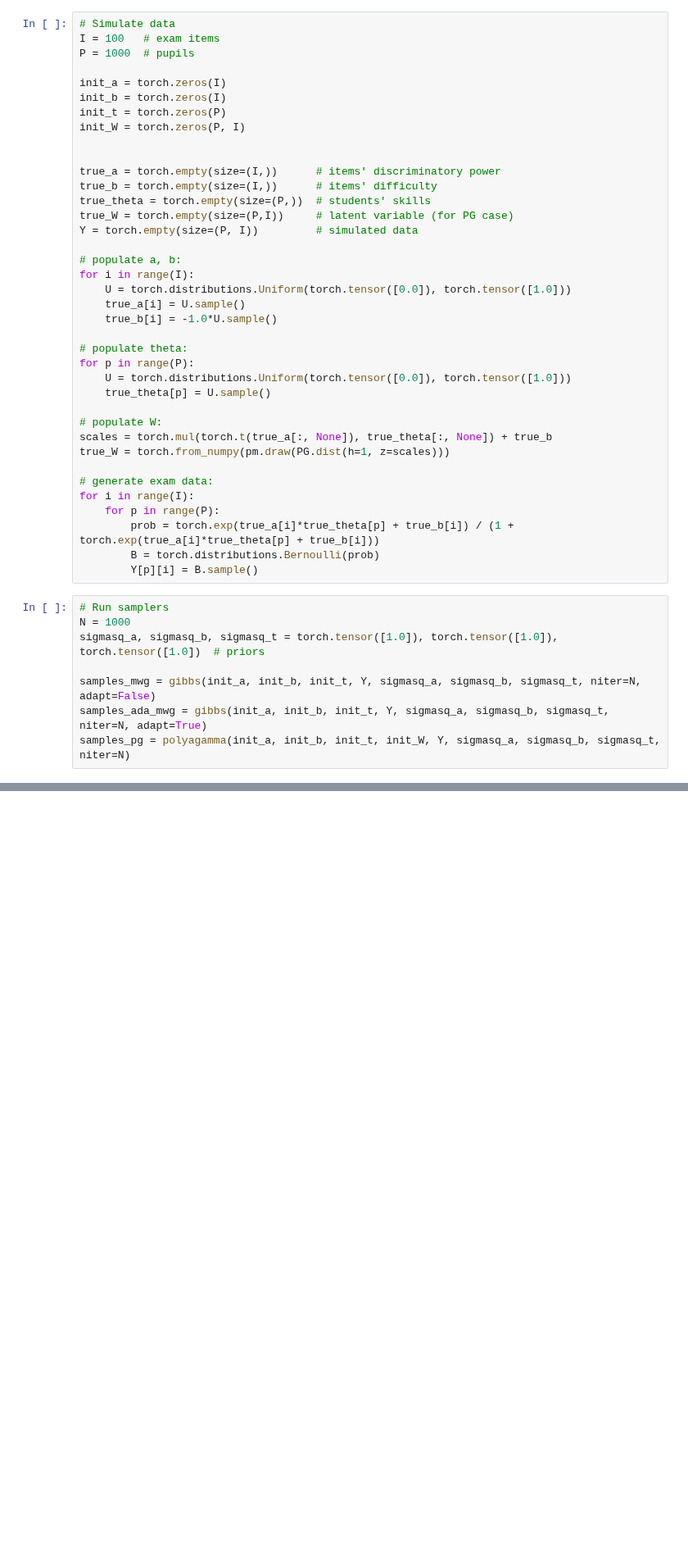
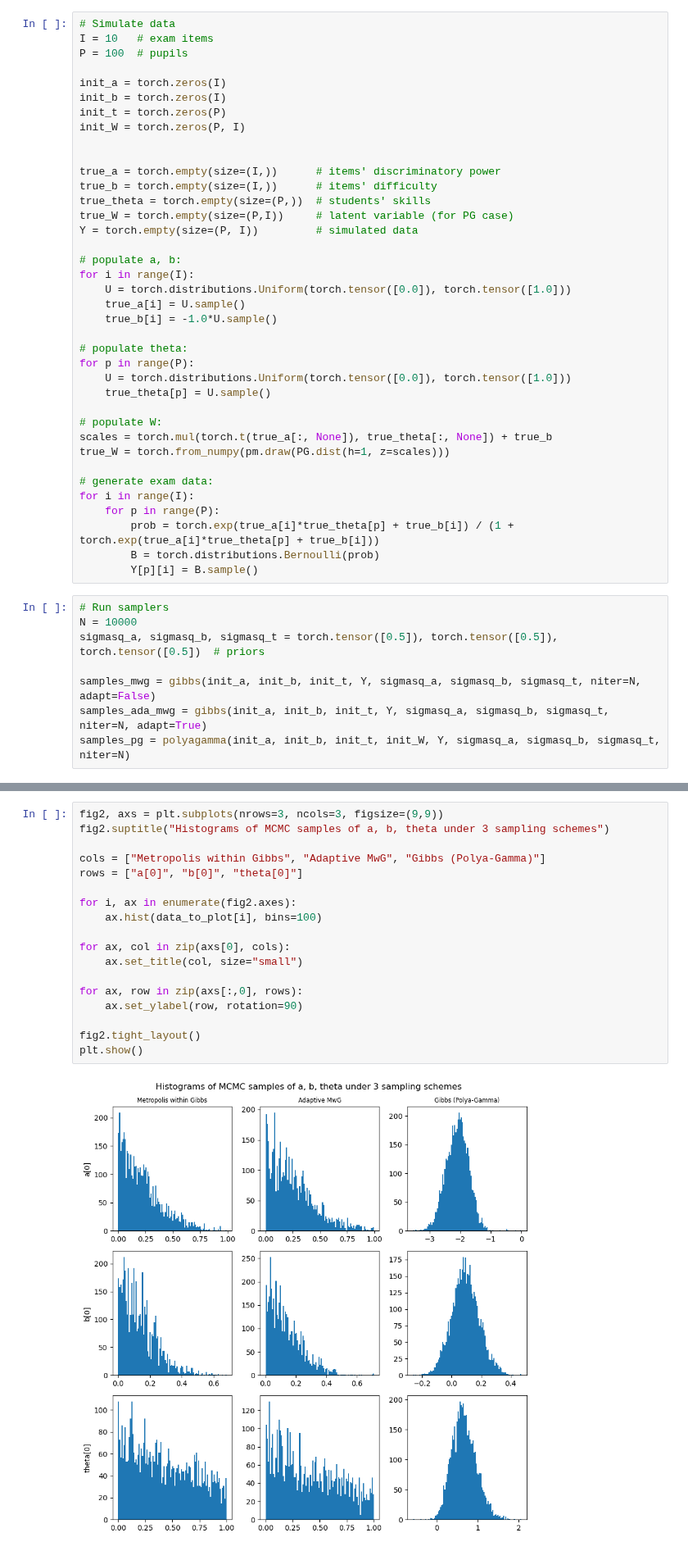
Before and after one commit to ghostpress/edu-IRT-MCMC, a Jupyter notebook: src/run/Experiments.ipynb, the cells around one changed output, grey strips where cells are left out. Shown at 82% size. Cells and saved outputs as stored; diff of their text form; blank space fills up the shorter version.

Commit message:
Consolidated plots

```diff
--- a/src/run/Experiments.ipynb
+++ b/src/run/Experiments.ipynb
@@ -16,8 +19,8 @@ torch.manual_seed(42)
 <torch._C.Generator at 0x...>
 # %%
 # Simulate data
-I = 100   # exam items
-P = 1000  # pupils
+I = 10   # exam items
+P = 100  # pupils
 
 init_a = torch.zeros(I)
 init_b = torch.zeros(I)
@@ -54,8 +57,8 @@ for i in range(I):
         Y[p][i] = B.sample()
 # %%
 # Run samplers
-N = 1000
-sigmasq_a, sigmasq_b, sigmasq_t = torch.tensor([1.0]), torch.tensor([1.0]), torch.tensor([1.0])  # priors
+N = 10000
+sigmasq_a, sigmasq_b, sigmasq_t = torch.tensor([0.5]), torch.tensor([0.5]), torch.tensor([0.5])  # priors
 
 samples_mwg = gibbs(init_a, init_b, init_t, Y, sigmasq_a, sigmasq_b, sigmasq_t, niter=N, adapt=False)
 samples_ada_mwg = gibbs(init_a, init_b, init_t, Y, sigmasq_a, sigmasq_b, sigmasq_t, niter=N, adapt=True)
@@ -65,0 +144,20 @@ Starting Gibbs sampler...
+# %%
+fig2, axs = plt.subplots(nrows=3, ncols=3, figsize=(9,9))
+fig2.suptitle("Histograms of MCMC samples of a, b, theta under 3 sampling schemes")
+
+cols = ["Metropolis within Gibbs", "Adaptive MwG", "Gibbs (Polya-Gamma)"]
+rows = ["a[0]", "b[0]", "theta[0]"]
+
+for i, ax in enumerate(fig2.axes):
+    ax.hist(data_to_plot[i], bins=100)
+
+for ax, col in zip(axs[0], cols):
+    ax.set_title(col, size="small")
+
+for ax, row in zip(axs[:,0], rows):
+    ax.set_ylabel(row, rotation=90)
+
+fig2.tight_layout()
+plt.show()
+# %% [output]
+[figure, added]
```
Also changed, not shown: parts of 10 cells of this notebook.
